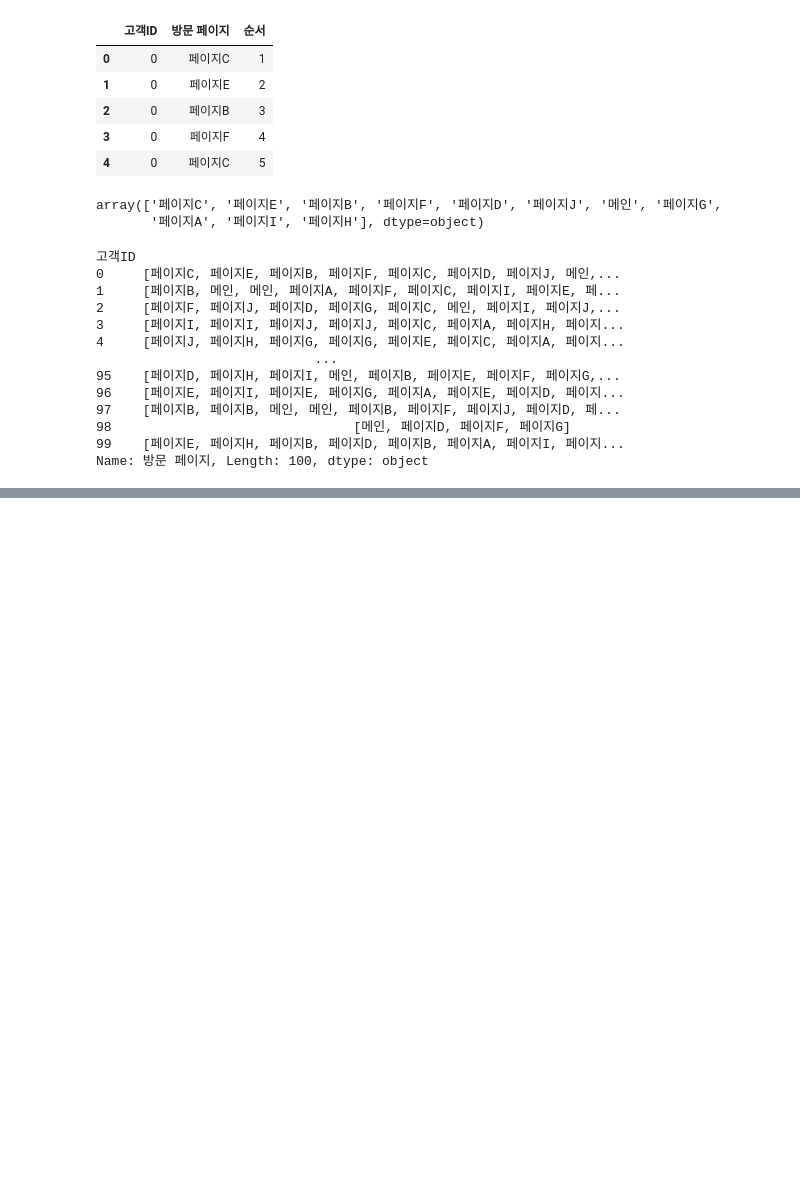
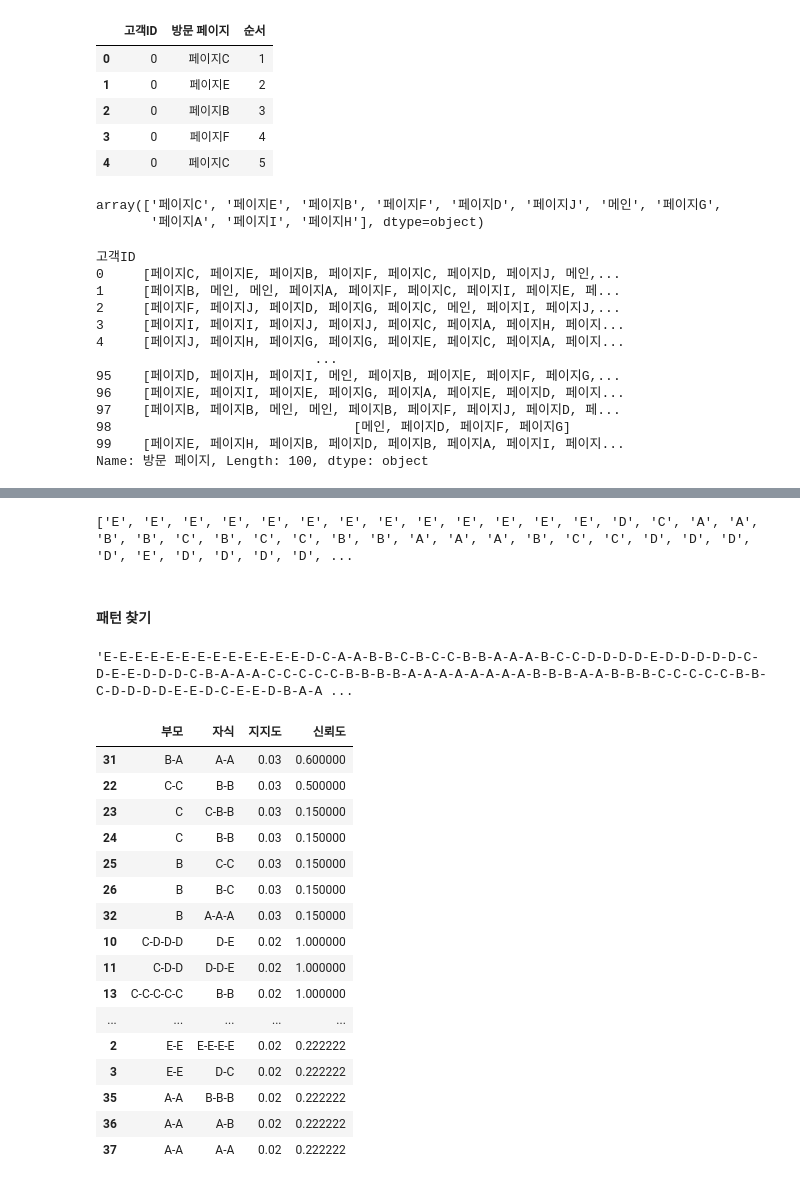
Before and after one commit to psuny1116/python-, a Jupyter notebook: 연관규칙.ipynb, the cells around one changed output, grey strips where cells are left out. Saved outputs shown, nothing was run; the diff lists cells and outputs as text; code cells hidden in the pictures; blank space fills up the shorter version.

```diff
--- a/연관규칙.ipynb
+++ b/연관규칙.ipynb
@@ -215,0 +345,14 @@ def generate_association_rules(maximum_frequent_sequence_item, sequence_data, mi
+# %%
+alphabet_sequence = conversion_window(window_mean_vector, bps)
+print(alphabet_sequence)
+# %% [output]
+['E', 'E', 'E', 'E', 'E', 'E', 'E', 'E', 'E', 'E', 'E', 'E', 'E', 'D', 'C', 'A', 'A', 'B', 'B', 'C', 'B', 'C', 'C', 'B', 'B', 'A', 'A', 'A', 'B', 'C', 'C', 'D', 'D', 'D', 'D', 'E', 'D', 'D', 'D', 'D', ...
+# %% [markdown]
+#### 패턴 찾기
+# %%
+# 문자열로 변환(하나의 리스트만 대상으로 하므로 이런 식으로 변환. 단 L = 1로 한정)
+
+alphabet_sequence = '-'.join(alphabet_sequence)
+alphabet_sequence
+# %% [output]
+'E-E-E-E-E-E-E-E-E-E-E-E-E-D-C-A-A-B-B-C-B-C-C-B-B-A-A-A-B-C-C-D-D-D-D-E-D-D-D-D-D-C-D-E-E-D-D-D-C-B-A-A-A-C-C-C-C-C-B-B-B-B-A-A-A-A-A-A-A-A-B-B-B-A-A-B-B-B-C-C-C-C-C-B-B-C-D-D-D-D-E-E-D-C-E-E-D-B-A-A ...
@@ -215,0 +384,49 @@ def generate_association_rules(maximum_frequent_sequence_item, sequence_data, mi
+# %%
+def generate_association_rules(maximum_frequent_sequence_item, sequence_data, min_support = 0.01, min_confidence = 0.5, L = 1):
+    # 결과 초기화
+    result = {'부모': [], '자식': [], '지지도': [], '신뢰도': []}
+
+    for sequence_item in maximum_frequent_sequence_item:
+        # A -> B에서 A, B를 모두 포함하는 가짓수 co_occurence 계산
+        co_occurence = sequence_data.count(sequence_item)
+        support = co_occurence / (sequence_data.count('-') + 1)
+        if co_occurence > min_support:
+            # 한 아이템 집합에 대해, 부모의 크기를 1씩 줄여나가는 방식으로 부모와 자식 설정
+            for i in range(sequence_item.count('-') - 1, 0, -1):
+                antecedent = '-'.join(sequence_item.split('-')[:i])
+                consequent = '-'.join(sequence_item.split('-')[i:])
+                antecedent_occurence = sequence_data.count(antecedent)
+
+                confidence = co_occurence / antecedent_occurence
+                if confidence > min_confidence:
+                    result['부모'].append(antecedent)
+                    result['자식'].append(consequent)
+                    result['지지도'].append(support)
+                    result['신뢰도'].append(confidence)
+
+    return pd.DataFrame(result)
+# %%
+maximum_frequent_sequence_item = find_maximum_frequent_sequence_item([chr(65 + i) for i in range(5)],
+                                                                     alphabet_sequence, min_support = 0.02, L = 1)
+# %%
+result = generate_association_rules(maximum_frequent_sequence_item, alphabet_sequence, min_support = 0.02, min_confidence = 0.1, L = 1)
+result = result.sort_values(by = ['지지도', '신뢰도'], ascending = False)
+result
+# %% [output]
+|  | 부모 | 자식 | 지지도 | 신뢰도 |
+| 31 | B-A | A-A | 0.03 | 0.600000 |
+| 22 | C-C | B-B | 0.03 | 0.500000 |
+| 23 | C | C-B-B | 0.03 | 0.150000 |
+| 24 | C | B-B | 0.03 | 0.150000 |
+| 25 | B | C-C | 0.03 | 0.150000 |
+| 26 | B | B-C | 0.03 | 0.150000 |
+| 32 | B | A-A-A | 0.03 | 0.150000 |
+| 10 | C-D-D-D | D-E | 0.02 | 1.000000 |
+| 11 | C-D-D | D-D-E | 0.02 | 1.000000 |
+| 13 | C-C-C-C-C | B-B | 0.02 | 1.000000 |
+| ... | ... | ... | ... | ... |
+| 2 | E-E | E-E-E-E | 0.02 | 0.222222 |
+| 3 | E-E | D-C | 0.02 | 0.222222 |
+| 35 | A-A | B-B-B | 0.02 | 0.222222 |
+| 36 | A-A | A-B | 0.02 | 0.222222 |
+| 37 | A-A | A-A | 0.02 | 0.222222 |
```
Also changed, not shown: parts of 21 cells of this notebook.
